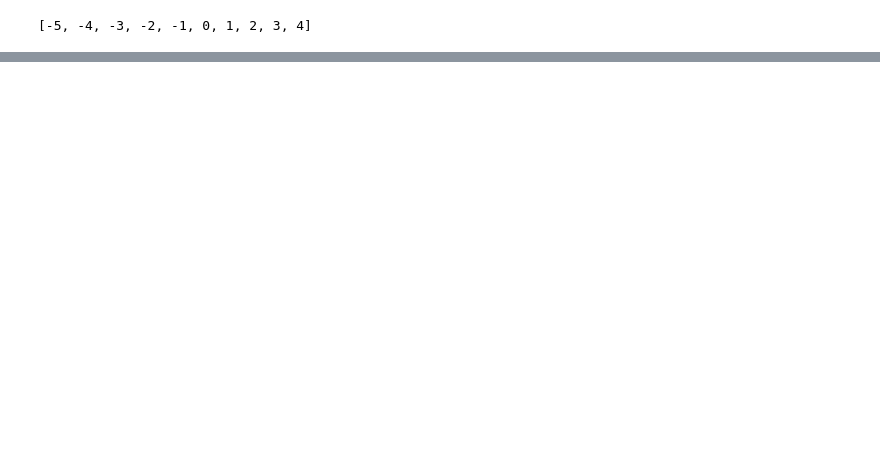
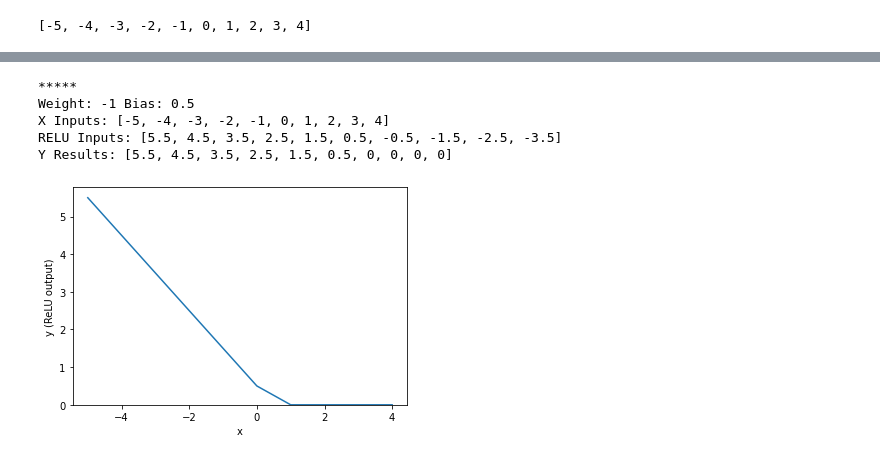
Before and after one commit to Benjy96/MINST_NeuralNetwork, a Jupyter notebook: examples-and-concepts/ReLU.ipynb, the cells around one changed output, grey strips where cells are left out. Cells and saved outputs as stored; diff of their text form; code cells hidden in the pictures; blank space fills up the shorter version.

```diff
--- a/examples-and-concepts/ReLU.ipynb
+++ b/examples-and-concepts/ReLU.ipynb
@@ -64,5 +69,12 @@ run_ReLU_neuron(weight=1, bias=0, x_inputs=X, plot=True)
 # %%
 # y1 = ReLU((w1 * x1) + b1)
-y1 = run_ReLU_neuron(weight=-1, bias=0, x_inputs=X)
+y1 = run_ReLU_neuron(weight=-1, bias=0.5, x_inputs=X, debug=True, plot=True)
+# %% [output]
+*****
+Weight: -1 Bias: 0.5
+X Inputs: [-5, -4, -3, -2, -1, 0, 1, 2, 3, 4]
+RELU Inputs: [5.5, 4.5, 3.5, 2.5, 1.5, 0.5, -0.5, -1.5, -2.5, -3.5]
+Y Results: [5.5, 4.5, 3.5, 2.5, 1.5, 0.5, 0, 0, 0, 0]
+[figure, added]
 # %%
 # y2 = ReLU((w2 * y1) + b2)
```
Also changed, not shown: parts of 5 cells of this notebook.
